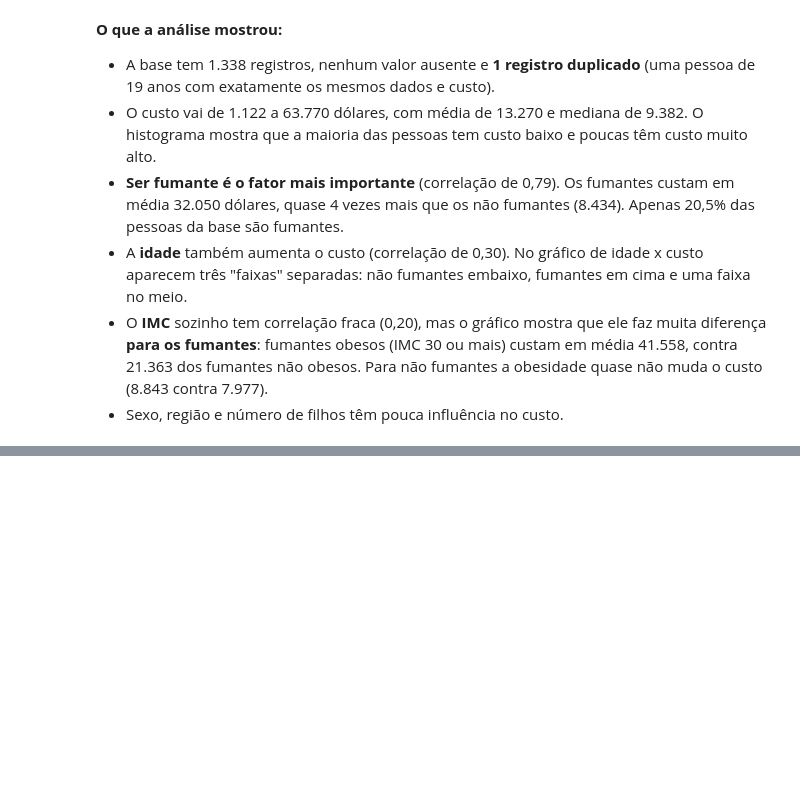
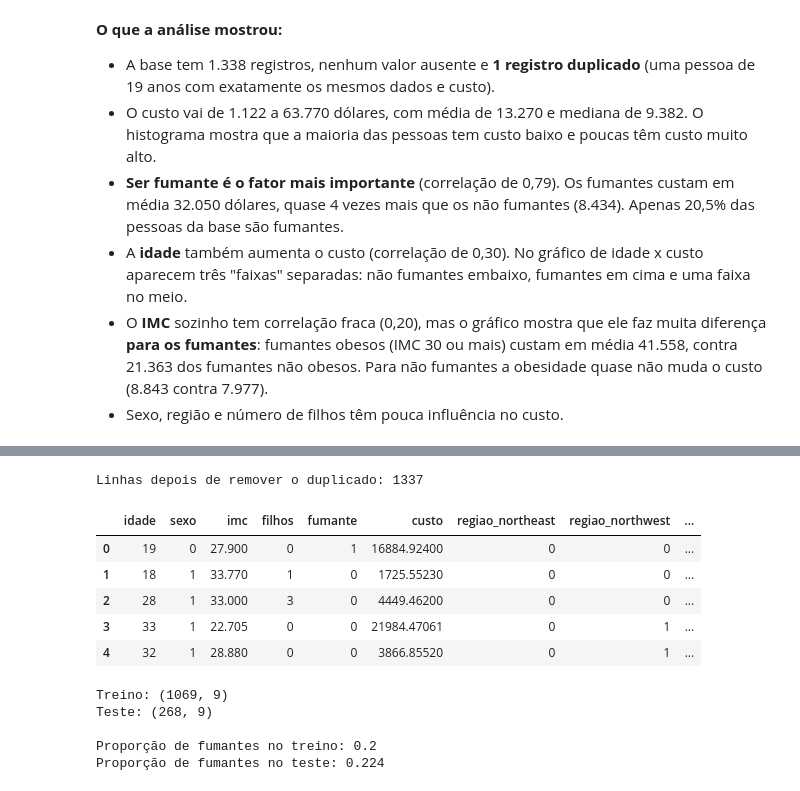
Before and after one commit to JlucasFaria/projeto-ml, a Jupyter notebook: notebooks/06_custo_seguro.ipynb, the cells around one changed output, grey strips where cells are left out. Saved outputs shown, nothing was run; the diff lists cells and outputs as text; code cells hidden in the pictures; blank space fills up the shorter version.

```diff
--- a/notebooks/06_custo_seguro.ipynb
+++ b/notebooks/06_custo_seguro.ipynb
@@ -202,0 +215,50 @@ plt.show()
+# %%
+from sklearn.model_selection import train_test_split
+from sklearn.preprocessing import StandardScaler
+
+# removendo o registro duplicado
+df = df.drop_duplicates()
+print('Linhas depois de remover o duplicado:', df.shape[0])
+
+# transformando sexo e fumante em 0 e 1
+df['sexo'] = (df['sexo'] == 'male').astype(int)
+df['fumante'] = (df['fumante'] == 'yes').astype(int)
+
+# one-hot encoding da regiao
+df = pd.get_dummies(df, columns=['regiao'], dtype=int)
+
+df.head()
+# %% [output]
+Linhas depois de remover o duplicado: 1337
+|  | idade | sexo | imc | filhos | fumante | custo | regiao_northeast | regiao_northwest | ... |
+| 0 | 19 | 0 | 27.900 | 0 | 1 | 16884.92400 | 0 | 0 | ... |
+| 1 | 18 | 1 | 33.770 | 1 | 0 | 1725.55230 | 0 | 0 | ... |
+| 2 | 28 | 1 | 33.000 | 3 | 0 | 4449.46200 | 0 | 0 | ... |
+| 3 | 33 | 1 | 22.705 | 0 | 0 | 21984.47061 | 0 | 1 | ... |
+| 4 | 32 | 1 | 28.880 | 0 | 0 | 3866.85520 | 0 | 1 | ... |
+# %%
+# separando entradas (X) e alvo (y)
+X = df.drop(columns='custo')
+y = df['custo']
+
+# dividindo em treino e teste
+X_treino, X_teste, y_treino, y_teste = train_test_split(
+    X, y, test_size=0.2, random_state=42
+)
+
+# padronizando
+scaler = StandardScaler()
+X_treino_pad = scaler.fit_transform(X_treino)
+X_teste_pad = scaler.transform(X_teste)
+
+print('Treino:', X_treino_pad.shape)
+print('Teste:', X_teste_pad.shape)
+print()
+print('Proporção de fumantes no treino:', round(X_treino['fumante'].mean(), 3))
+print('Proporção de fumantes no teste:', round(X_teste['fumante'].mean(), 3))
+# %% [output]
+Treino: (1069, 9)
+Teste: (268, 9)
+
+Proporção de fumantes no treino: 0.2
+Proporção de fumantes no teste: 0.224
```
Also changed, not shown: parts of 1 cell of this notebook.
